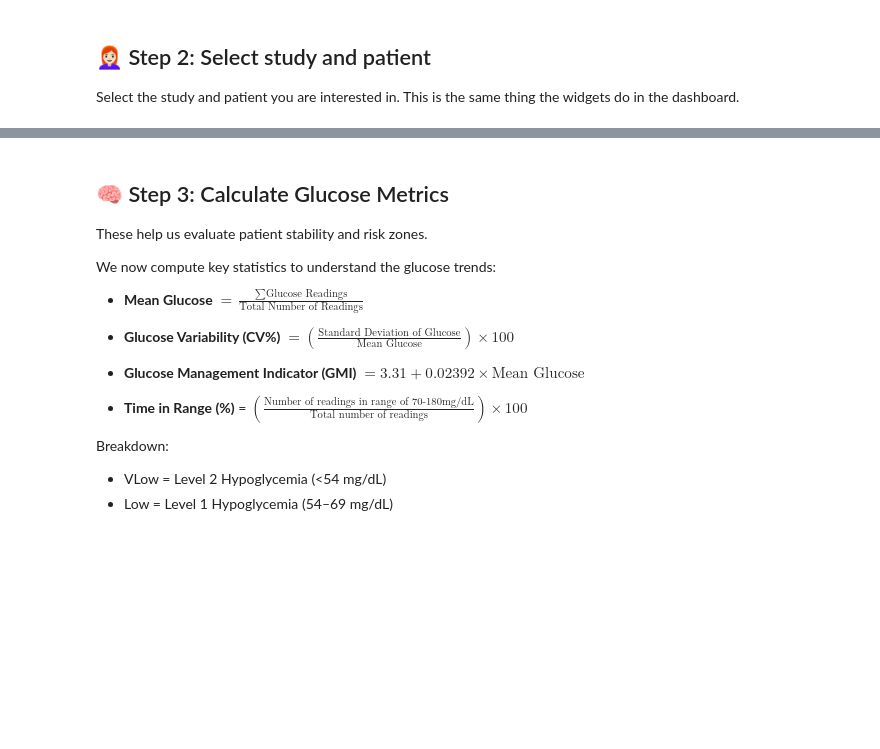
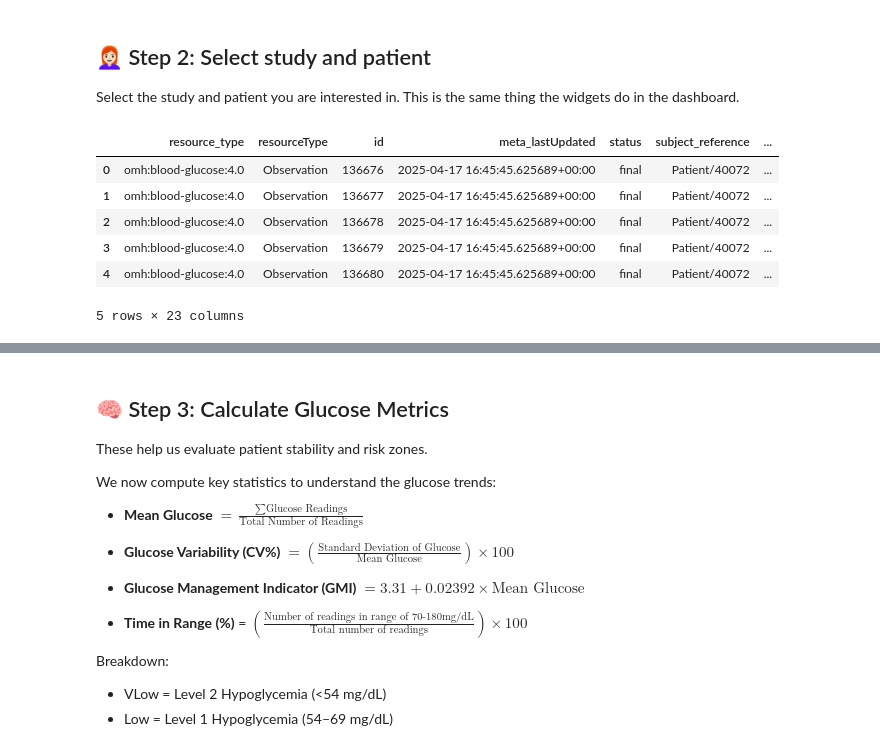
Before and after one commit to jupyterhealth/demos, a Jupyter notebook: dashboards/researcher-view-cgm.ipynb, the cells around one changed output, grey strips where cells are left out. Drawn from its saved outputs; the diff is of its cells as text; code cells hidden in the pictures; blank space fills up the shorter version.

```diff
--- a/dashboards/researcher-view-cgm.ipynb
+++ b/dashboards/researcher-view-cgm.ipynb
@@ -68,11 +102,19 @@ for patient in jh_client.list_patients():
 Select the study and patient you are interested in. This is the same thing the widgets do in the dashboard.
 # %%
 # pick patient id, study id from above
-study_id = 30012
-patient_id = 40037
+study_id = 30011
+patient_id = 40072
 
 df = jh_client.list_observations_df(patient_id=patient_id, study_id=study_id, limit=10_000, code=CGM)
 
 df.head()
+# %% [output]
+|  | resource_type | resourceType | id | meta_lastUpdated | status | subject_reference | ... |
+| 0 | omh:blood-glucose:4.0 | Observation | 136676 | 2025-04-17 16:45:45.625689+00:00 | final | Patient/40072 | ... |
+| 1 | omh:blood-glucose:4.0 | Observation | 136677 | 2025-04-17 16:45:45.625689+00:00 | final | Patient/40072 | ... |
+| 2 | omh:blood-glucose:4.0 | Observation | 136678 | 2025-04-17 16:45:45.625689+00:00 | final | Patient/40072 | ... |
+| 3 | omh:blood-glucose:4.0 | Observation | 136679 | 2025-04-17 16:45:45.625689+00:00 | final | Patient/40072 | ... |
+| 4 | omh:blood-glucose:4.0 | Observation | 136680 | 2025-04-17 16:45:45.625689+00:00 | final | Patient/40072 | ... |
+5 rows × 23 columns
 # %%
 df.iloc[0]
```
Also changed, not shown: parts of 16 cells of this notebook.
